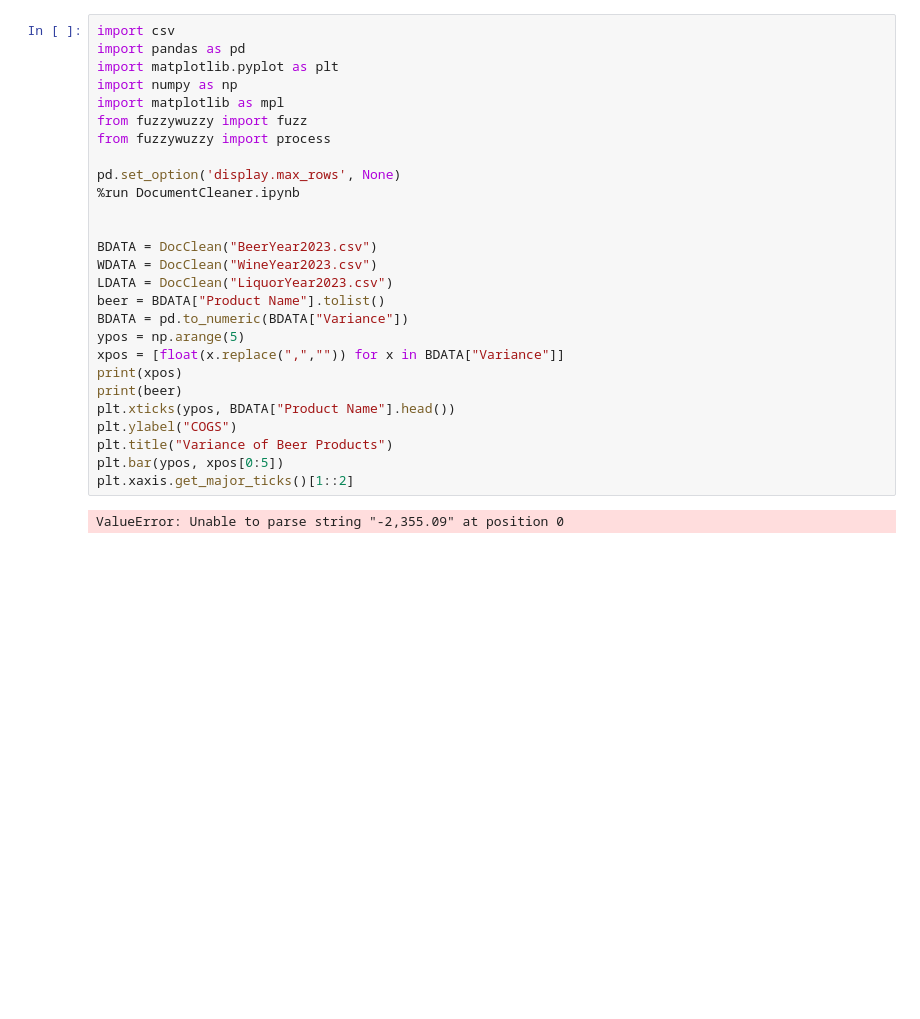
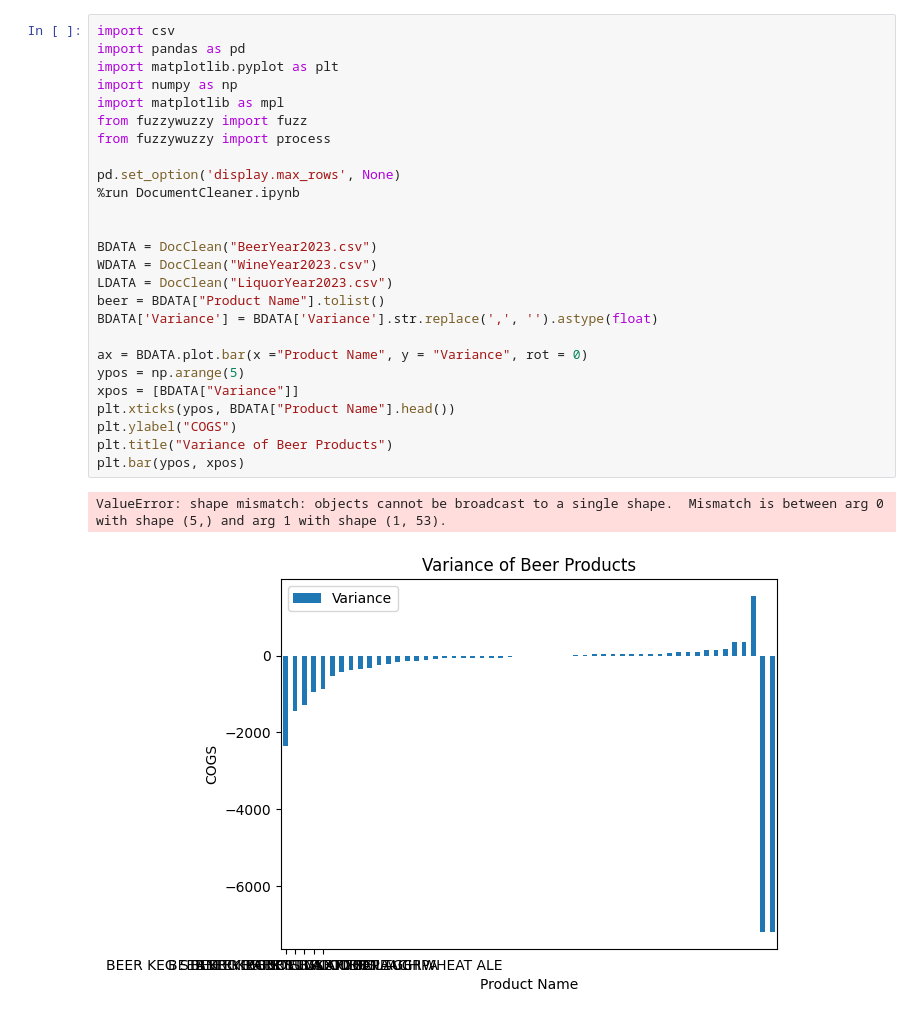
Before and after one commit to Djbraun12/ResturantDataProject, a Jupyter notebook: Document Reader.ipynb, the cells around one changed output. Saved outputs shown, nothing was run; the diff lists cells and outputs as text; blank space fills up the shorter version.

```diff
--- a/Document Reader.ipynb
+++ b/Document Reader.ipynb
@@ -1,29 +1,29 @@
 # %%
 import csv
 import pandas as pd
 import matplotlib.pyplot as plt
 import numpy as np
 import matplotlib as mpl
 from fuzzywuzzy import fuzz
 from fuzzywuzzy import process
 
 pd.set_option('display.max_rows', None)
 %run DocumentCleaner.ipynb
 
 
 BDATA = DocClean("BeerYear2023.csv")
 WDATA = DocClean("WineYear2023.csv")
 LDATA = DocClean("LiquorYear2023.csv")
 beer = BDATA["Product Name"].tolist()
-BDATA = pd.to_numeric(BDATA["Variance"])
+BDATA['Variance'] = BDATA['Variance'].str.replace(',', '').astype(float)
+
+ax = BDATA.plot.bar(x ="Product Name", y = "Variance", rot = 0)
 ypos = np.arange(5)
-xpos = [float(x.replace(",","")) for x in BDATA["Variance"]]
-print(xpos)
-print(beer)
+xpos = [BDATA["Variance"]]
 plt.xticks(ypos, BDATA["Product Name"].head())
 plt.ylabel("COGS")
 plt.title("Variance of Beer Products")
-plt.bar(ypos, xpos[0:5])
-plt.xaxis.get_major_ticks()[1::2]
+plt.bar(ypos, xpos)
 # %% [output]
-ValueError: Unable to parse string "-2,355.09" at position 0
+ValueError: shape mismatch: objects cannot be broadcast to a single shape.  Mismatch is between arg 0 with shape (5,) and arg 1 with shape (1, 53).
+[figure, added]
```
Also changed, not shown: 1 other file.
